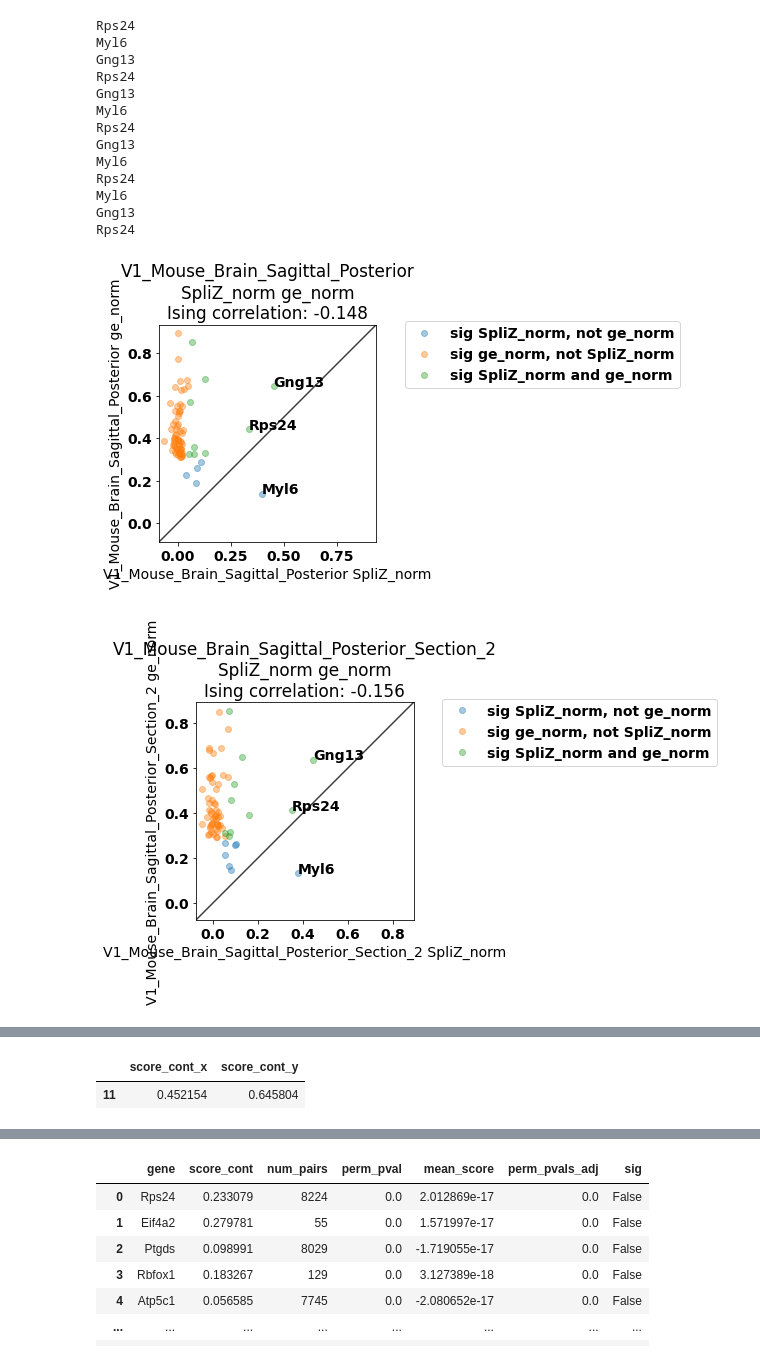
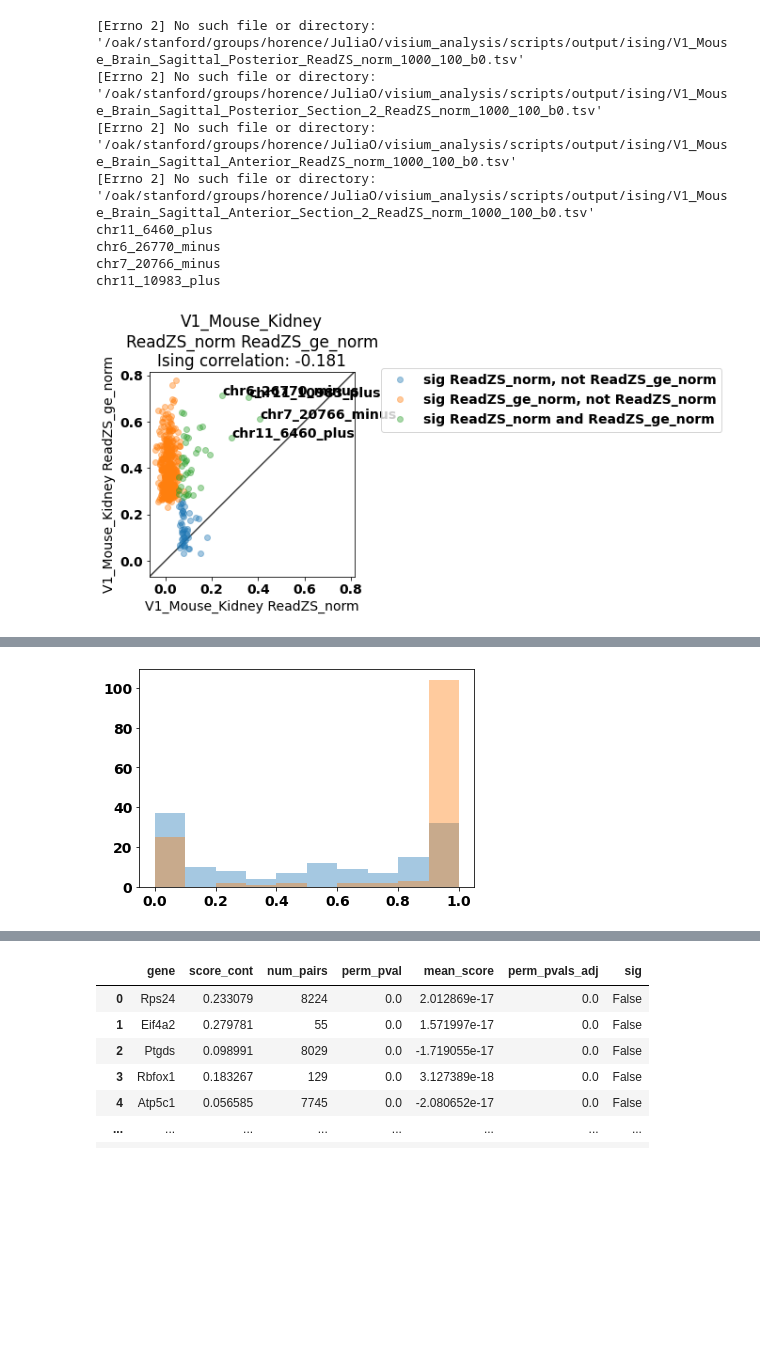
Before and after one commit to juliaolivieri/visium_analysis, a Jupyter notebook: notebooks/analyze_ising.ipynb, the cells around one changed output, grey strips where cells are left out. Drawn from its saved outputs; the diff is of its cells as text; code cells hidden in the pictures; blank space fills up the shorter version.

Commit message:
changed quantiles for plots

```diff
--- a/notebooks/analyze_ising.ipynb
+++ b/notebooks/analyze_ising.ipynb
@@ -79,11 +79,11 @@ pair_thresh = 1000
 # score1 = "ReadZS_norm"
 # score2 = "ReadZS_resid"
 
-# score1 = "ReadZS_norm"
-# score2 = "ReadZS_ge_norm"
+score1 = "ReadZS_norm"
+score2 = "ReadZS_ge_norm"
 
-score1 = "SpliZ_norm"
-score2 = "ge_norm"
+# score1 = "SpliZ_norm"
+# score2 = "ge_norm"
 
 # score1 = "ge_norm"
 # score2 = "ge_norm"
@@ -92,6 +92,9 @@ subset_sig = True
 
 
 pval_col = "perm_pvals_emp_adj"
+# plot_col = "perm_pvals_emp_adj"
+plot_col = "score_cont"
+# plot_col = pval_col
 scores = pd.read_csv("output/make_samplesheet/scores.csv",index_col=0)
 srow = scores.loc[score1]
 srow2 = scores.loc[score2]
@@ -146,11 +149,19 @@ for dataname in datanames:
       merged = merged[merged["sig_x"] | merged["sig_y"]]
     # merged = merged[merged["score_cont_x"] > merged["score_cont_y"]]
 
+#     plt.hist(merged["perm_pvals_emp_x"])
+#     plt.hist(merged["perm_pvals_emp_adj_x"])
+#     plt.show()
+    fig, ax = plt.subplots()
+    if "pval" in plot_col:
+      ax.set_yscale('log')
+      ax.set_xscale('log')
+      merged["{}_x".format(plot_col)] = merged["{}_x".format(plot_col)] + 10**-3
+      merged["{}_y".format(plot_col)] = merged["{}_y".format(plot_col)] + 10**-3
+    ax.plot(merged[merged["sig_x"] & ~(merged["sig_y"])]["{}_x".format(plot_col)],merged[merged["sig_x"] & ~(merged["sig_y"])]["{}_y".format(plot_col)],marker="o",linestyle="",alpha = 0.4, label="sig {}, not {}".format(score1,score2))
+    ax.plot(merged[~(merged["sig_x"]) & (merged["sig_y"])]["{}_x".format(plot_col)],merged[~(merged["sig_x"]) & merged["sig_y"]]["{}_y".format(plot_col)],marker="o",linestyle="",alpha = 0.4, label="sig {}, not {}".format(score2,score1))
+    ax.plot(merged[merged["sig_x"] & merged["sig_y"]]["{}_x".format(plot_col)],merged[merged["sig_x"] & merged["sig_y"]]["{}_y".format(plot_col)],marker="o",linestyle="",alpha = 0.4, label="sig {} and {}".format(score1,score2))
 
-    fig, ax = plt.subplots()
-    ax.plot(merged[merged["sig_x"] & ~(merged["sig_y"])]["score_cont_x"],merged[merged["sig_x"] & ~(merged["sig_y"])]["score_cont_y"],marker="o",linestyle="",alpha = 0.4, label="sig {}, not {}".format(score1,score2))
-    ax.plot(merged[~(merged["sig_x"]) & (merged["sig_y"])]["score_cont_x"],merged[~(merged["sig_x"]) & merged["sig_y"]]["score_cont_y"],marker="o",linestyle="",alpha = 0.4, label="sig {}, not {}".format(score2,score1))
-    ax.plot(merged[merged["sig_x"] & merged["sig_y"]]["score_cont_x"],merged[merged["sig_x"] & merged["sig_y"]]["score_cont_y"],marker="o",linestyle="",alpha = 0.4, label="sig {} and {}".format(score1,score2))
 
     ax.set_xlabel("{} {}".format(dataname1,score1))
     ax.set_ylabel("{} {}".format(dataname2,score2))
@@ -160,45 +171,39 @@ for dataname in datanames:
 #     text_thresh1 = 0
     text_thresh2 =0.2
 
     sig = []
 
     ax.set_title("{}\n{} {}\nIsing correlation: {:.3}".format(dataname1,score1,score2,spearmanr(merged["score_cont_x"],merged["score_cont_y"]).correlation))
     for index, row in merged.iterrows():
 #       if (row["score_cont_x"] > row["score_cont_y"]) & (abs(row["score_cont_x"] > text_thresh1)):
       if (row["score_cont_x"] > text_thresh2):
 #       if (abs(row["score_cont_x"]) > text_thresh1) | (abs(row["score_cont_y"]) > text_thresh2) :
         print(row[srow["genecol"]])
         ax.text(row["score_cont_x"],row["score_cont_y"],row[srow["genecol"]],fontsize=14)
   #       print(row[srow["genecol"]])
         sig.append(row[srow["genecol"]])
 
     lims = [
         np.min([ax.get_xlim(), ax.get_ylim()]),  # min of both axes
         np.max([ax.get_xlim(), ax.get_ylim()]),  # max of both axes
     ]
     # now plot both limits against eachother
     ax.plot(lims, lims, 'k-', alpha=0.75, zorder=0)
     ax.set_aspect('equal')
     ax.set_xlim(lims)
     ax.set_ylim(lims)
     plt.legend(bbox_to_anchor=(1.1, 1.05))
     fig.savefig("{}{}_{}_{}_{}.png".format(outpath,dataname1,dataname2,score1,score2),bbox_inches="tight")
     fig.show()
   except Exception as e:
     print(e)
 # %% [output]
-Rps24
-Myl6
-Gng13
-Rps24
-Gng13
-Myl6
-Rps24
-Gng13
-Myl6
-Rps24
-Myl6
-Gng13
-Rps24
+[Errno 2] No such file or directory: '/oak/stanford/groups/horence/JuliaO/visium_analysis/scripts/output/ising/V1_Mouse_Brain_Sagittal_Posterior_ReadZS_norm_1000_100_b0.tsv'
+[Errno 2] No such file or directory: '/oak/stanford/groups/horence/JuliaO/visium_analysis/scripts/output/ising/V1_Mouse_Brain_Sagittal_Posterior_Section_2_ReadZS_norm_1000_100_b0.tsv'
+[Errno 2] No such file or directory: '/oak/stanford/groups/horence/JuliaO/visium_analysis/scripts/output/ising/V1_Mouse_Brain_Sagittal_Anterior_ReadZS_norm_1000_100_b0.tsv'
+[Errno 2] No such file or directory: '/oak/stanford/groups/horence/JuliaO/visium_analysis/scripts/output/ising/V1_Mouse_Brain_Sagittal_Anterior_Section_2_ReadZS_norm_1000_100_b0.tsv'
+chr11_6460_plus
+chr6_26770_minus
+chr7_20766_minus
+chr11_10983_plus
-[figure, old version]
+[figure, new version]
-[figure, removed]
@@ -208,5 +210,7 @@ Rps24
-# %%
-merged[merged["gene"] == "Gng13"][["score_cont_x","score_cont_y"]]
-# %% [output]
-|  | score_cont_x | score_cont_y |
-| 11 | 0.452154 | 0.645804 |
+# %%
+
+plt.hist(merged["perm_pval_emp_x"],alpha = 0.4)
+plt.hist(merged["perm_pvals_emp_adj_x"], alpha = 0.4)
+plt.show()
+# %% [output]
+[figure, added]
```
Also changed, not shown: parts of 4 cells of this notebook, 8 other files.
